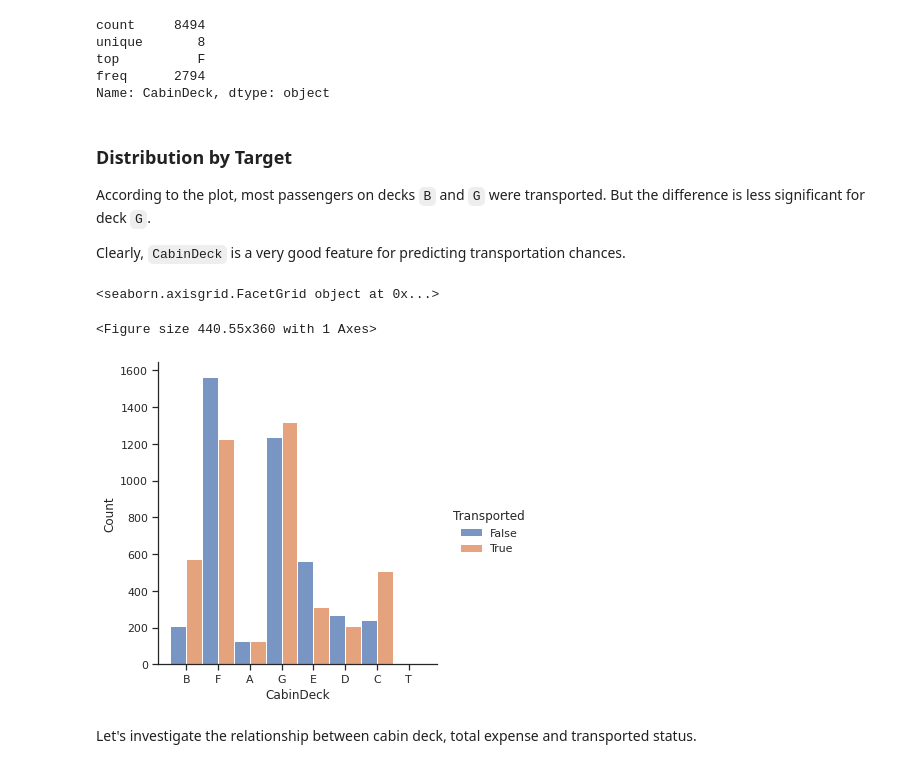
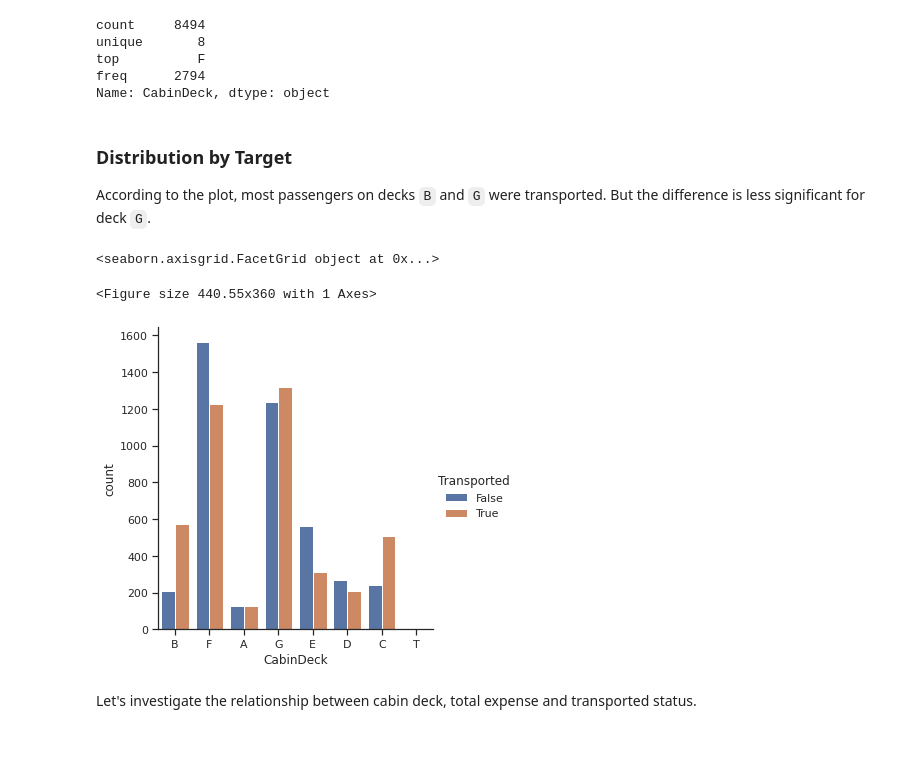
Before and after one commit to MalayAgr/Kaggle-Spaceship-Titanic, a Jupyter notebook: eda.ipynb, the cells around one changed output. Cells and saved outputs as stored; diff of their text form; code cells hidden in the pictures.

```diff
--- a/eda.ipynb
+++ b/eda.ipynb
@@ -673,14 +707,12 @@ Name: CabinDeck, dtype: object
 ### Distribution by Target
 
 According to the plot, most passengers on decks `B` and `G` were transported. But the difference is less significant for deck `G`.
-
-Clearly, `CabinDeck` is a very good feature for predicting transportation chances.
 # %%
-sns.displot(data=df, x="CabinDeck", hue="Transported", multiple="dodge")
+sns.catplot(data=df, x="CabinDeck", hue="Transported", kind="count")
 # %% [output]
 <seaborn.axisgrid.FacetGrid object at 0x...>
 <Figure size 440.55x360 with 1 Axes>
-[figure, old version]
+[figure, new version]
 # %% [markdown]
 Let's investigate the relationship between cabin deck, total expense and transported status.
 # %%
```
Also changed, not shown: parts of 91 cells of this notebook.
